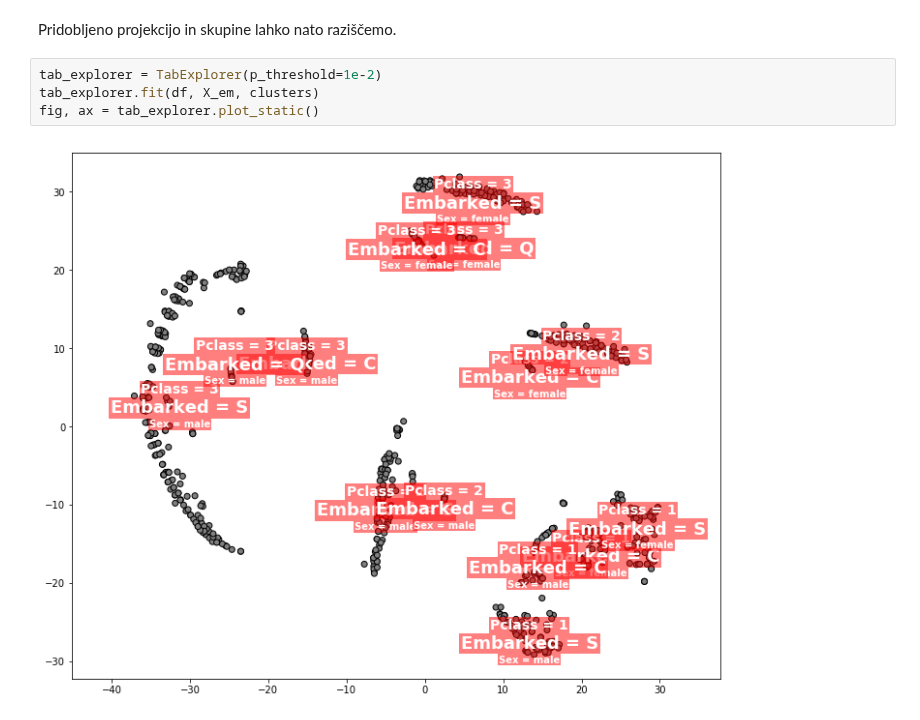
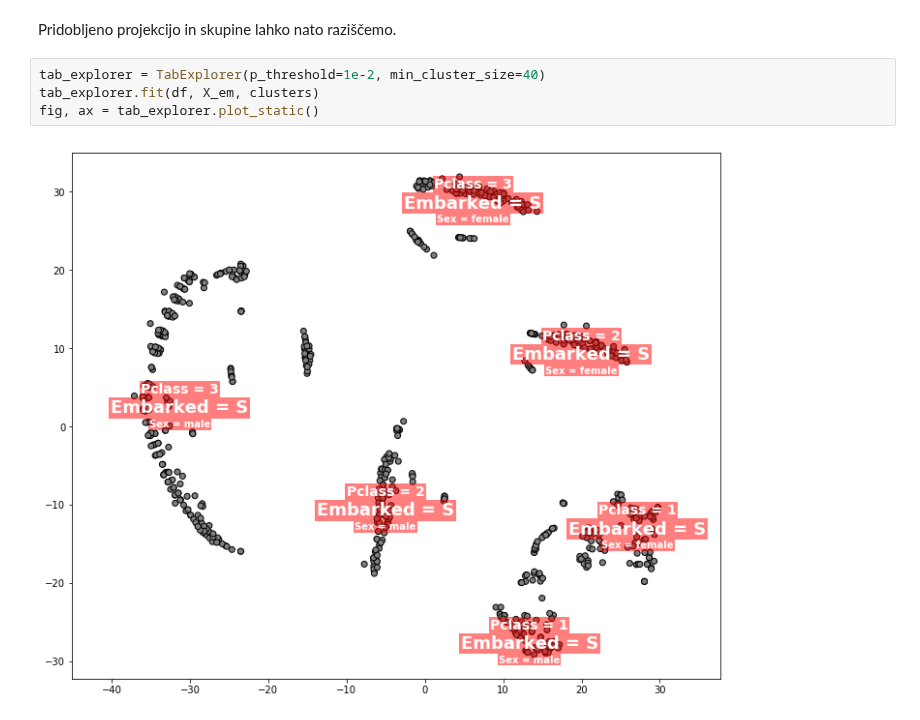
Before and after one commit to simejanko/mag-multidim-proj-visualisation, a Jupyter notebook: showcases/tab_exploration.ipynb, the cells around one changed output. Cells and saved outputs as stored; diff of their text form.

Commit message:
Add minimum cluster size parameter

```diff
--- a/showcases/tab_exploration.ipynb
+++ b/showcases/tab_exploration.ipynb
@@ -50,11 +50,11 @@ clusters = dbscan.fit_predict(X)
 # %% [markdown]
 Pridobljeno projekcijo in skupine lahko nato raziščemo.
 # %%
-tab_explorer = TabExplorer(p_threshold=1e-2)
+tab_explorer = TabExplorer(p_threshold=1e-2, min_cluster_size=40)
 tab_explorer.fit(df, X_em, clusters)
 fig, ax = tab_explorer.plot_static()
 # %% [output]
-[figure, old version]
+[figure, new version]
 # %%
 fig, ax = tab_explorer.plot_dynamic(-25, 20, 4)
 fig
```
Also changed, not shown: parts of 1 cell of this notebook, 3 other files.
